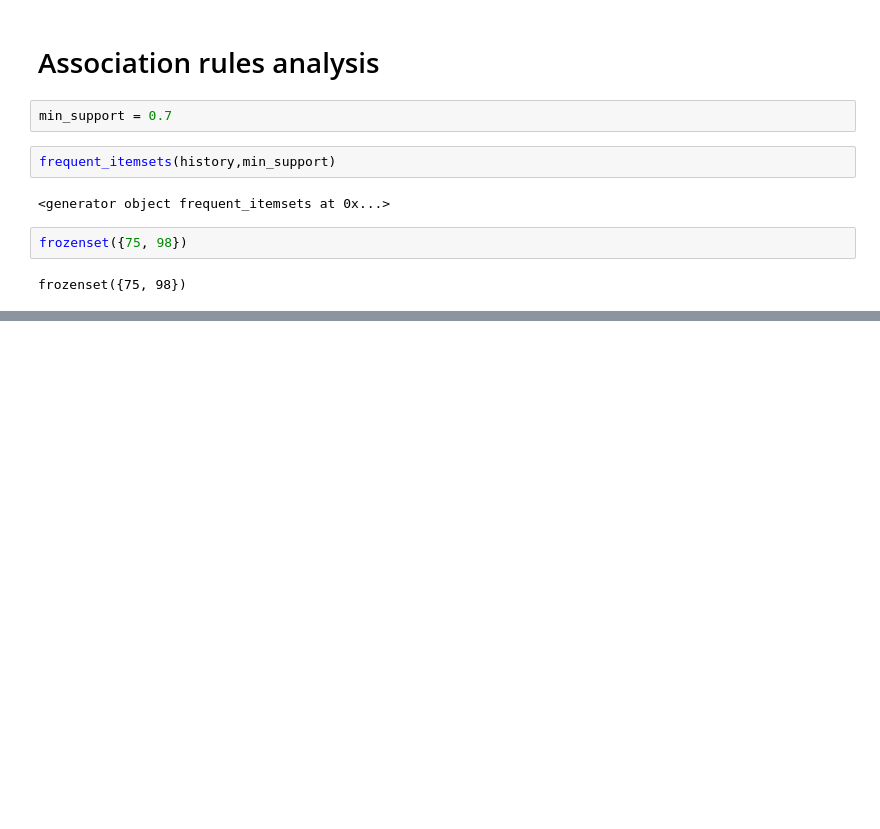
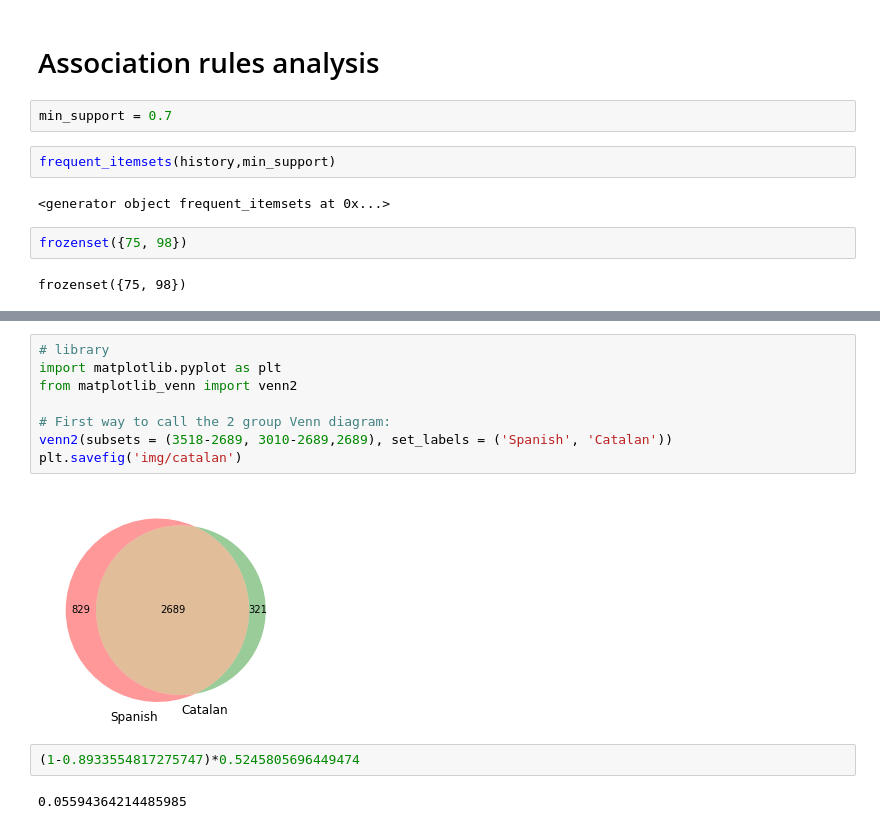
Before and after one commit to chamard/wikidata_translation, a Jupyter notebook: Frequent_pattern_mining.ipynb, the cells around one changed output, grey strips where cells are left out. Cells and saved outputs as stored; diff of their text form; blank space fills up the shorter version.

```diff
--- a/Frequent_pattern_mining.ipynb
+++ b/Frequent_pattern_mining.ipynb
@@ -121,0 +243,14 @@ KeyError: 'bxr'
+# %%
+# library
+import matplotlib.pyplot as plt
+from matplotlib_venn import venn2
+
+# First way to call the 2 group Venn diagram:
+venn2(subsets = (3518-2689, 3010-2689,2689), set_labels = ('Spanish', 'Catalan'))
+plt.savefig('img/catalan')
+# %% [output]
+[figure, added]
+# %%
+(1-0.8933554817275747)*0.5245805696449474
+# %% [output]
+0.05594364214485985
```
Also changed, not shown: parts of 23 cells of this notebook, 1 other file.
